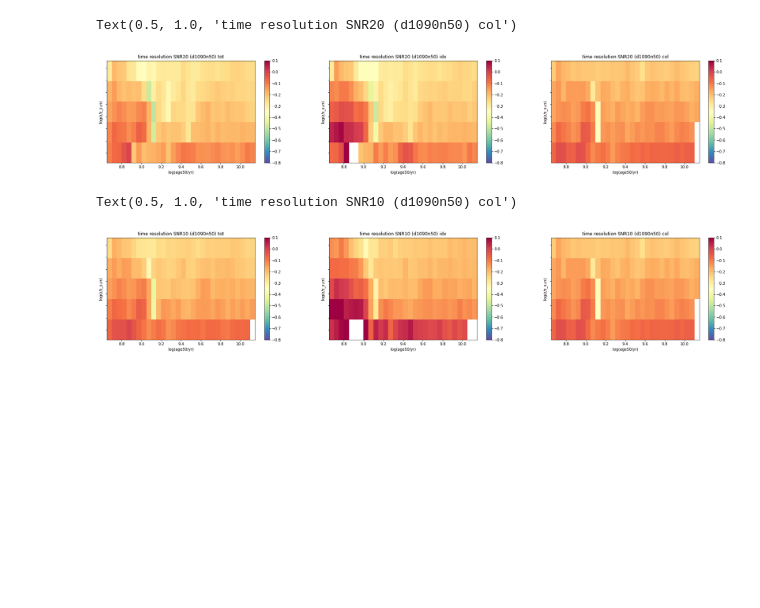
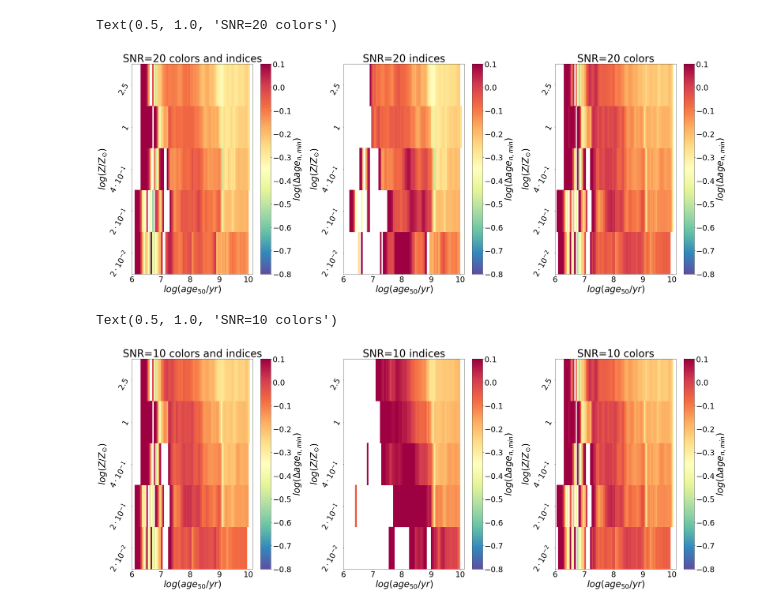
Before and after one commit to edoardorossi3/TESIedo_git, a Jupyter notebook: tesi_py/opt_lib_density_map.ipynb, the cells around one changed output. Saved outputs shown, nothing was run; the diff lists cells and outputs as text; code cells hidden in the pictures; blank space fills up the shorter version.

```diff
--- a/tesi_py/opt_lib_density_map.ipynb
+++ b/tesi_py/opt_lib_density_map.ipynb
@@ -7,8 +7,8 @@ import scipy.stats as stats
 import matplotlib.cm as cm
 import function_plot as f_plt
 # %%
-work_dir=os.getenv('HOME')+'/Desktop/TESI/models/Sandage_v4.1_Zfix_noburst_bc03MILES_100k/'
-par_file=work_dir+'sandage_varZ_v4.1_m32fix_noburst_100k_spec_dcombnull_001_physpar_wagef.fits'
+work_dir=os.getenv('HOME')+'/Desktop/TESI/models/Sandage_v4.1_Zfix_noburst_cb16MILES_1M/'
+par_file=work_dir+'sandage_varZ_v4.1_m32fix_noburst_1M_spec_dcombnull_001_physpar_wagef.fits'
 # %%
 hdul_par=fits.open(par_file)
 
@@ -20,7 +20,7 @@ age90=hdul_par[1].data['age90']
 
 n_chunks=5
 for i_chunks in range(2, n_chunks+1):
-    _par_file=work_dir+'sandage_varZ_v4.1_m32fix_noburst_100k_spec_dcombnull_{:03d}_physpar_wagef.fits'
+    _par_file=work_dir+'sandage_varZ_v4.1_m32fix_noburst_1M_spec_dcombnull_{:03d}_physpar_wagef.fits'
     _hdul_par=fits.open(_par_file.format(i_chunks))
 
     _age10=_hdul_par[1].data['age10']
@@ -35,8 +35,8 @@ for i_chunks in range(2, n_chunks+1):
     age75=np.append(age75, _age75)
     age90=np.append(age90, _age90)
 # %%
-bins=30
-bin_age50=np.histogram(np.log10(age50), bins=bins, range=(8.65, 10.15))[1]
+bins=83
+bin_age50=np.histogram(np.log10(age50), bins=bins, range=(6.0, 10.15))[1]
 age50_binned=[0.0]*bins
 for i in range(0, bins):
     age50_binned[i]=(bin_age50[i]+bin_age50[i+1])/2.0
@@ -48,5 +48,6 @@ z62=0.0
 z72=0.39794
 Z=[z32,z42,z52,z62,z72]
 bin_z=np.histogram(Z, bins=5)[1]
+bin_z=np.arange(6)
 x,y=np.meshgrid(bin_age50, bin_z)
 # %%
@@ -256,5 +285,5 @@ Text(0.5, 1.0, 'time resolution SNR50 (d1090n50) col')
 # %%
-time_res_file_tot=work_dir+'Time_resol_Zfix_tot.fits'
+time_res_file_tot=work_dir+'Time_resol_Zfix1M_SNR20_tot.fits'
 list_t_tot=fits.open(time_res_file_tot)
 
 table_t_res_tot=(list_t_tot[1].data)
@@ -265,42 +294,48 @@ t_52_tot=table_t_res_tot['Log_d1090n50_min_z52']
 t_62_tot=table_t_res_tot['Log_d1090n50_min_z62']
 t_72_tot=table_t_res_tot['Log_d1090n50_min_z72']
 
-time_res_file_idx=work_dir+'Time_resol_Zfix_idx.fits'
+time_res_file_idx=work_dir+'Time_resol_Zfix1M_SNR20_idx.fits'
 list_t_idx=fits.open(time_res_file_idx)
 
 table_t_res_idx=(list_t_idx[1].data)
 
 t_32_idx=table_t_res_idx['Log_d1090n50_min_z32']
 t_42_idx=table_t_res_idx['Log_d1090n50_min_z42']
 t_52_idx=table_t_res_idx['Log_d1090n50_min_z52']
 t_62_idx=table_t_res_idx['Log_d1090n50_min_z62']
 t_72_idx=table_t_res_idx['Log_d1090n50_min_z72']
 
-time_res_file_col=work_dir+'Time_resol_Zfix_col.fits'
+time_res_file_col=work_dir+'Time_resol_Zfix1M_SNR20_col.fits'
 list_t_col=fits.open(time_res_file_col)
 
 table_t_res_col=(list_t_col[1].data)
 
 t_32_col=table_t_res_col['Log_d1090n50_min_z32']
 t_42_col=table_t_res_col['Log_d1090n50_min_z42']
 t_52_col=table_t_res_col['Log_d1090n50_min_z52']
 t_62_col=table_t_res_col['Log_d1090n50_min_z62']
 t_72_col=table_t_res_col['Log_d1090n50_min_z72']
 
-fig, ax=plt.subplots(1,3,figsize=(30,5))
+gs_kw=dict(wspace=0.4)
+
+fig, ax=plt.subplots(1,3,figsize=(40,15), gridspec_kw=gs_kw)
 ax[0].pcolormesh(x, y, [t_32_tot, t_42_tot, t_52_tot, t_62_tot, t_72_tot],cmap=cm.Spectral_r,vmin=-0.8, vmax=0.1)
 ax[1].pcolormesh(x, y, [t_32_idx, t_42_idx, t_52_idx, t_62_idx, t_72_idx],cmap=cm.Spectral_r,vmin=-0.8, vmax=0.1)
 im=ax[2].pcolormesh(x, y, [t_32_col, t_42_col, t_52_col, t_62_col, t_72_col],cmap=cm.Spectral_r,vmin=-0.8, vmax=0.1)
 
 for i in range(0,3):
-    fig.colorbar(im, ax=ax[i])
-    ax[i].set_xlabel('log(age50/yr)')
-    ax[i].set_ylabel('log(z/z_sun)')
-    ax[i].set_yticklabels([])
+    cbar=fig.colorbar(im,ax=ax[i])
+    cbar.set_label(r'$log(\Delta age_{n,min})$', fontsize=35)
+    cbar.ax.tick_params(labelsize=30)
+    ax[i].set_xlabel(r'$log(age_{50}/yr)$', fontsize=35)
+    ax[i].set_ylabel(r'$log(Z/Z_{\odot})$', fontsize=35)
+    ax[i].set_yticks([0.5, 1.5, 2.5, 3.5, 4.5])
+    ax[i].set_yticklabels([r'$2\cdot 10^{-2}$',r'$2\cdot 10^{-1}$',r'$4\cdot10^{-1}$',r'$1$',r'$2.5$'], rotation=60)
+    ax[i].tick_params(labelsize=30)
 
-ax[0].set_title('time resolution SNR20 (d1090n50) tot')
-ax[1].set_title('time resolution SNR20 (d1090n50) idx')
-ax[2].set_title('time resolution SNR20 (d1090n50) col')
+ax[0].set_title('SNR=20 colors and indices', fontsize=40)
+ax[1].set_title('SNR=20 indices', fontsize=40)
+ax[2].set_title('SNR=20 colors', fontsize=40)
 # %% [output]
-Text(0.5, 1.0, 'time resolution SNR20 (d1090n50) col')
+Text(0.5, 1.0, 'SNR=20 colors')
-[figure, old version]
+[figure, new version]
@@ -307,5 +344,5 @@ Text(0.5, 1.0, 'time resolution SNR20 (d1090n50) col')
 # %%
-time_res_file_tot=work_dir+'Time_resol_Zfix_SNR10_tot.fits'
+time_res_file_tot=work_dir+'Time_resol_Zfix1M_SNR10_tot.fits'
 list_t_tot=fits.open(time_res_file_tot)
 
 table_t_res_tot=(list_t_tot[1].data)
@@ -316,7 +353,7 @@ t_52_tot10=table_t_res_tot['Log_d1090n50_min_z52']
 t_62_tot10=table_t_res_tot['Log_d1090n50_min_z62']
 t_72_tot10=table_t_res_tot['Log_d1090n50_min_z72']
 
-time_res_file_idx=work_dir+'Time_resol_Zfix_SNR10_idx.fits'
+time_res_file_idx=work_dir+'Time_resol_Zfix1M_SNR10_idx.fits'
 list_t_idx=fits.open(time_res_file_idx)
 
 table_t_res_idx=(list_t_idx[1].data)
@@ -327,7 +364,7 @@ t_52_idx10=table_t_res_idx['Log_d1090n50_min_z52']
 t_62_idx10=table_t_res_idx['Log_d1090n50_min_z62']
 t_72_idx10=table_t_res_idx['Log_d1090n50_min_z72']
 
-time_res_file_col=work_dir+'Time_resol_Zfix_SNR10_col.fits'
+time_res_file_col=work_dir+'Time_resol_Zfix1M_SNR10_col.fits'
 list_t_col=fits.open(time_res_file_col)
 
 table_t_res_col=(list_t_col[1].data)
@@ -338,20 +375,25 @@ t_52_col10=table_t_res_col['Log_d1090n50_min_z52']
 t_62_col10=table_t_res_col['Log_d1090n50_min_z62']
 t_72_col10=table_t_res_col['Log_d1090n50_min_z72']
 
-fig, ax=plt.subplots(1,3,figsize=(30,5))
+gs_kw=dict(wspace=0.4)
+fig, ax=plt.subplots(1,3,figsize=(40,15), gridspec_kw=gs_kw)
 ax[0].pcolormesh(x, y, [t_32_tot10, t_42_tot10, t_52_tot10, t_62_tot10, t_72_tot10],cmap=cm.Spectral_r,vmin=-0.8, vmax=0.1)
 ax[1].pcolormesh(x, y, [t_32_idx10, t_42_idx10, t_52_idx10, t_62_idx10, t_72_idx10],cmap=cm.Spectral_r,vmin=-0.8, vmax=0.1)
 im=ax[2].pcolormesh(x, y, [t_32_col10, t_42_col10, t_52_col10, t_62_col10, t_72_col10],cmap=cm.Spectral_r,vmin=-0.8, vmax=0.1)
 
 for i in range(0,3):
-    fig.colorbar(im,ax=ax[i])
-    ax[i].set_xlabel('log(age50/yr)')
-    ax[i].set_ylabel('log(z/z_sun)')
-    ax[i].set_yticklabels([])
+    cbar=fig.colorbar(im,ax=ax[i])
+    cbar.set_label(r'$log(\Delta age_{n,min})$', fontsize=35)
+    cbar.ax.tick_params(labelsize=30)
+    ax[i].set_xlabel(r'$log(age_{50}/yr)$', fontsize=35)
+    ax[i].set_ylabel(r'$log(Z/Z_{\odot})$', fontsize=35)
+    ax[i].set_yticks([0.5, 1.5, 2.5, 3.5, 4.5])
+    ax[i].set_yticklabels([r'$2\cdot 10^{-2}$',r'$2\cdot 10^{-1}$',r'$4\cdot10^{-1}$',r'$1$',r'$2.5$'], rotation=60)
+    ax[i].tick_params(labelsize=30)
 
-ax[0].set_title('time resolution SNR10 (d1090n50) tot')
-ax[1].set_title('time resolution SNR10 (d1090n50) idx')
-ax[2].set_title('time resolution SNR10 (d1090n50) col')
+ax[0].set_title('SNR=10 colors and indices', fontsize=40)
+ax[1].set_title('SNR=10 indices', fontsize=40)
+ax[2].set_title('SNR=10 colors', fontsize=40)
 # %% [output]
-Text(0.5, 1.0, 'time resolution SNR10 (d1090n50) col')
+Text(0.5, 1.0, 'SNR=10 colors')
-[figure, old version]
+[figure, new version]
```
Also changed, not shown: parts of 20 cells of this notebook, 9 other files.
